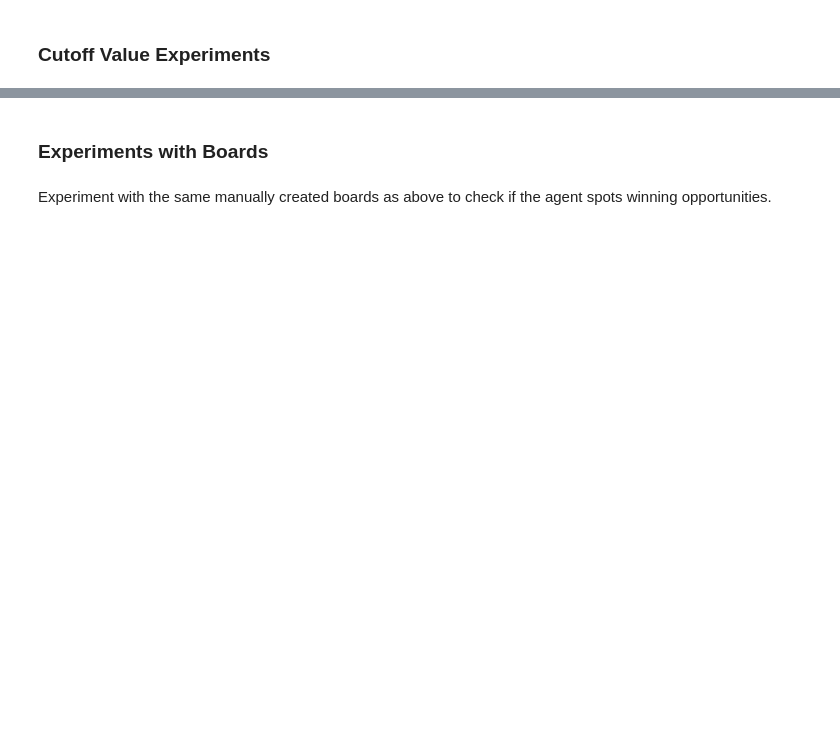
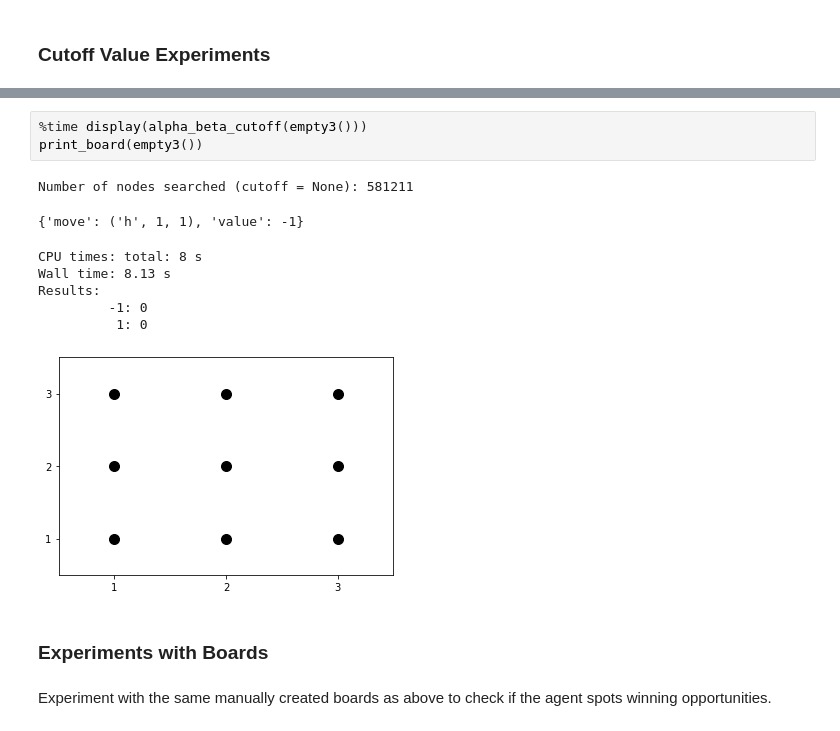
Before and after one commit to diogo-fae/dots-and-boxes, a Jupyter notebook: Attempt2.ipynb, the cells around one changed output, grey strips where cells are left out. Cells and saved outputs as stored; diff of their text form; blank space fills up the shorter version.

```diff
--- a/Attempt2.ipynb
+++ b/Attempt2.ipynb
@@ -1447,3 +1490,15 @@ def min_value_co(state, player, alpha, beta, depth, cutoff, prevAction=None):
+# %%
+%time display(alpha_beta_cutoff(empty3()))
+print_board(empty3())
+# %% [output]
+Number of nodes searched (cutoff = None): 581211
+{'move': ('h', 1, 1), 'value': -1}
+CPU times: total: 8 s
+Wall time: 8.13 s
+Results:
+         -1: 0
+          1: 0
+[figure, added]
 # %% [markdown]
 ### Experiments with Boards
 # %% [markdown]
```
Also changed, not shown: parts of 14 cells of this notebook.
